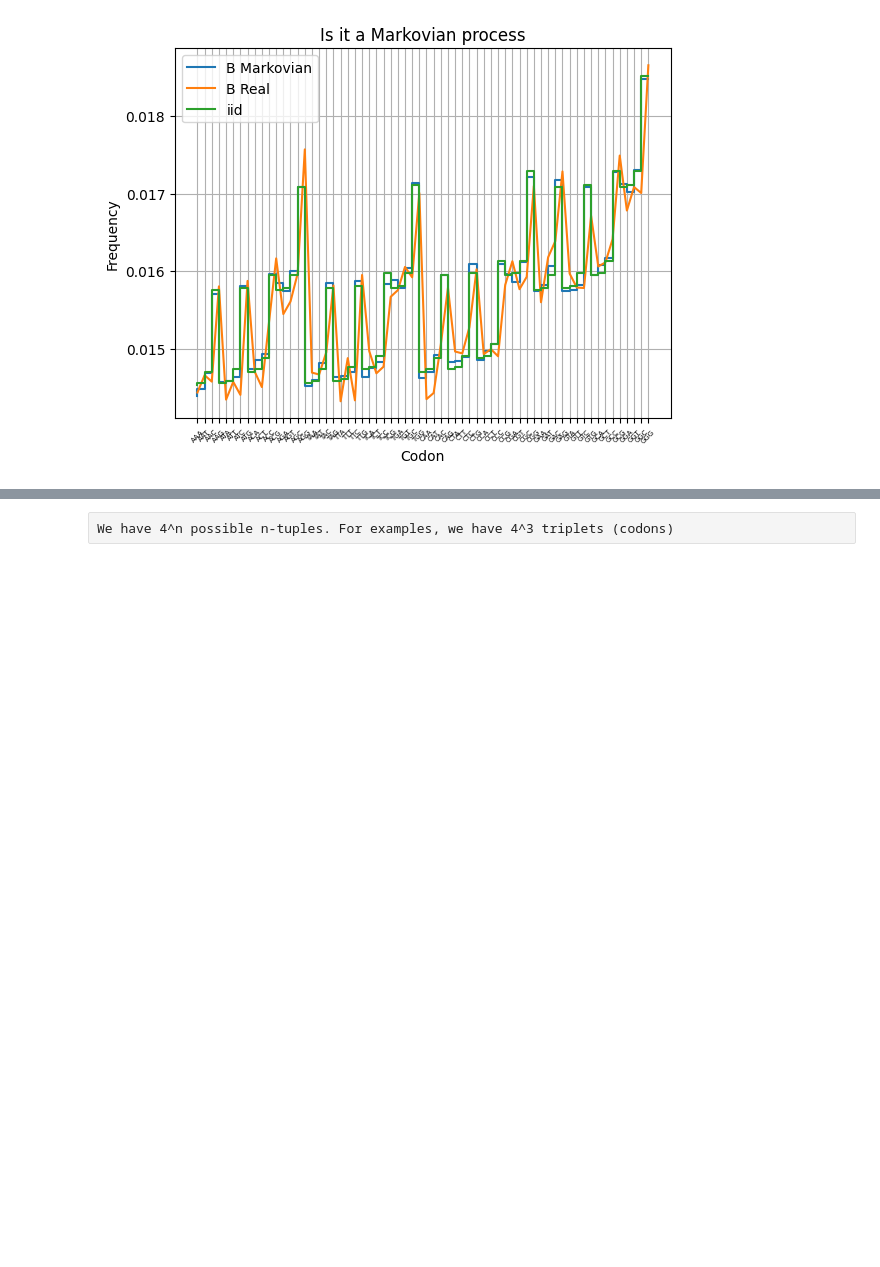
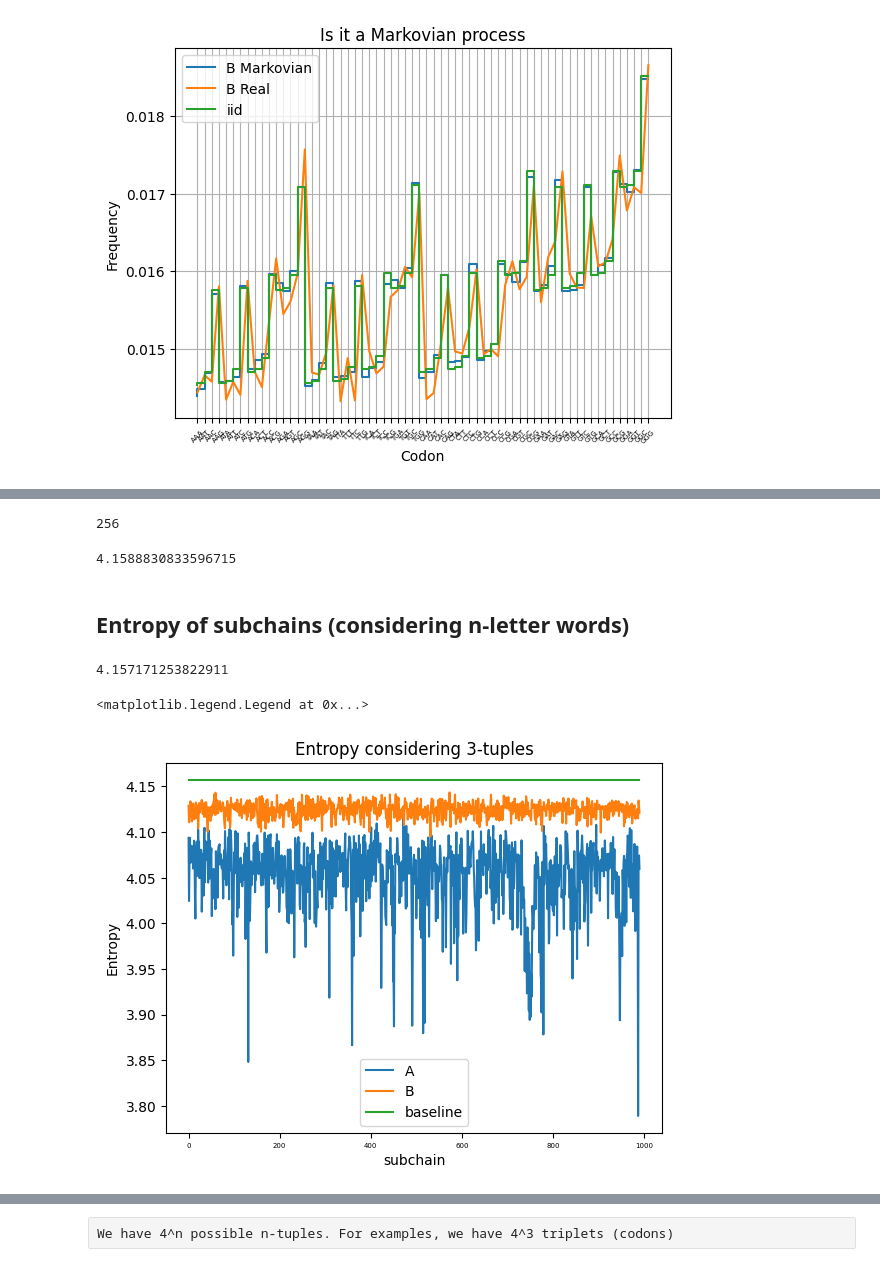
Before and after one commit to Joshua-Lemus/Which-is-E_Coli, a Jupyter notebook: Which-is-EColi.ipynb, the cells around one changed output, grey strips where cells are left out. Drawn from its saved outputs; the diff is of its cells as text; code cells hidden in the pictures; blank space fills up the shorter version.

Commit message:
implemented the section 'Entropy of subchains (considering n-letter words)'

```diff
--- a/Which-is-EColi.ipynb
+++ b/Which-is-EColi.ipynb
@@ -480,0 +475,54 @@ print(B_Mark_prob,B_iid_prob)
+# %%
+4**4
+# %% [output]
+256
+# %%
+math.log(4**3)
+# %% [output]
+4.1588830833596715
+# %% [markdown]
+## Entropy of subchains (considering n-letter words)
+# %%
+word_length=3
+
+def entropy(chain,word_length=1):
+    Shannon=0
+    if(word_length==1):
+        for nuc in ['A', 'T', 'C', 'G']:
+            prob = probNuc(chain,nuc)
+            Shannon -= prob * math.log(prob)
+    elif(word_length==2):
+        for i in itertools.product(['A','T', 'C', 'G'], repeat=word_length):
+        #for i in itertools.product(['A','T', 'C', 'G'], ['A','T', 'C', 'G']):
+            prob = prob_ntuple(chain,''.join(i))
+            Shannon -= prob * math.log(prob)
+    else:
+        for i in itertools.product(['A','T', 'C', 'G'], repeat=word_length):
+            if ''.join(i) in chain:
+                prob = prob_ntuple(chain,''.join(i))
+                Shannon -= prob * math.log(prob)
+
+    return Shannon
+
+baseline_entropy=np.sum([-random_codons[i]*math.log(random_codons[i]) for i in random_codons.keys()])
+print(baseline_entropy)
+
+sqrtN = math.floor(math.sqrt(N))
+A_entropies, B_entropies = ([],[])
+for i in range(0,N-sqrtN,sqrtN):
+    A_subchain = A[i:i+sqrtN]
+    B_subchain = B[i:i+sqrtN]
+    A_entropies.append(entropy(A_subchain,word_length=word_length))
+    B_entropies.append(entropy(B_subchain,word_length=word_length))
+
+plt.plot(A_entropies,label='A')
+plt.plot(B_entropies,label='B')
+plt.plot([baseline_entropy]*sqrtN, label='baseline (iid distribution)')
+plt.ylabel('Entropy')
+plt.xlabel('subchain')
+plt.title(f'Entropy considering {word_length}-tuples')
+plt.legend(loc='best')
+# %% [output]
+4.157171253822911
+<matplotlib.legend.Legend at 0x...>
+[figure, added]
```
Also changed, not shown: parts of 20 cells of this notebook.
